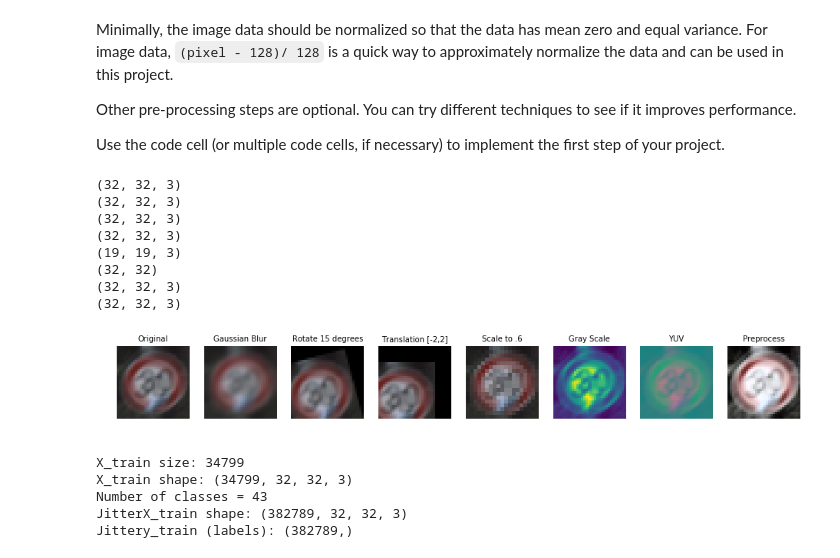
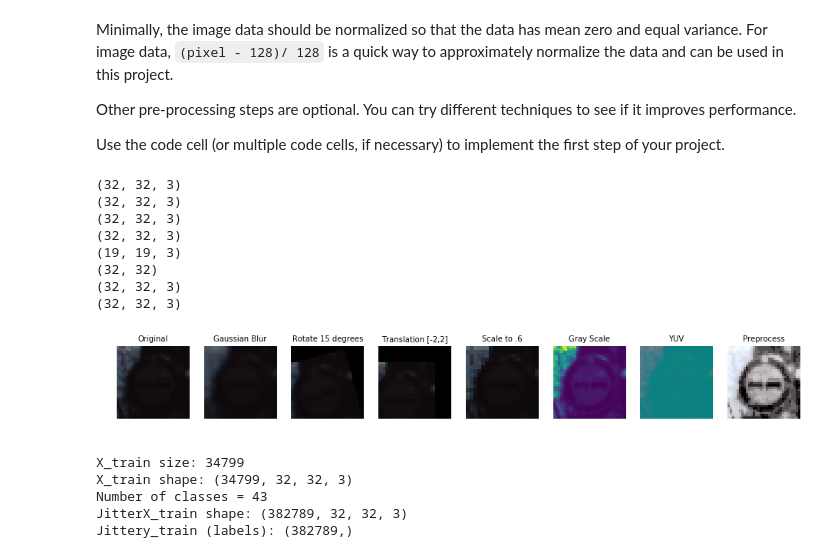
Before and after one commit to jsrivaya/CarND-Traffic-Sign-Classifier-Project, a Jupyter notebook: Traffic_Sign_Classifier.ipynb, the cells around one changed output. Cells and saved outputs as stored; diff of their text form; code cells hidden in the pictures.

```diff
--- a/Traffic_Sign_Classifier.ipynb
+++ b/Traffic_Sign_Classifier.ipynb
@@ -263,7 +265,7 @@ mod_titles = ["Original", "Gaussian Blur",
               "Rotate 15 degrees", "Translation [-2,2]",
               "Scale to .6", "Gray Scale", "YUV", "Preprocess"]
 ## Original
-mod_images[0] = images[1].squeeze()
+mod_images[0] = images[9].squeeze()
 ## Gaussian Blur
 mod_images[1] = gaussian_blur(mod_images[0], 5)
 ## Rotate 15 degrees
@@ -273,34 +275,34 @@ mod_images[3] = translate(mod_images[0], 7)
 ## Scale .6
 mod_images[4] = scale(mod_images[0], .6)
 ## Gray scale
 mod_images[5] = gray(mod_images[0])
 ## YUV
 mod_images[6] = yuv(mod_images[0])
 
 # After preprocess from original
 mod_images[7] = preProcessImage(mod_images[0])
 
 # Plot images
 fig = plt.figure(figsize=(15,5))
 for i in range(0, 8):
     img = fig.add_subplot(1, 8, i+1)
     img.set_title("{}".format(mod_titles[i]), size=10)
     print(mod_images[i].shape)
     plt.imshow(mod_images[i])
     plt.axis('off')
 
 fig.subplots_adjust(bottom=0.05, right=0.95)
 plt.show()
 # %% [output]
 (32, 32, 3)
 (32, 32, 3)
 (32, 32, 3)
 (32, 32, 3)
 (19, 19, 3)
 (32, 32)
 (32, 32, 3)
 (32, 32, 3)
-[figure, old version]
+[figure, new version]
 # %%
 ### Preprocess the data here. It is required to normalize the data. Other preprocessing steps could include
 ### converting to grayscale, etc.
```
Also changed, not shown: parts of 3 cells of this notebook, 1 other file.
